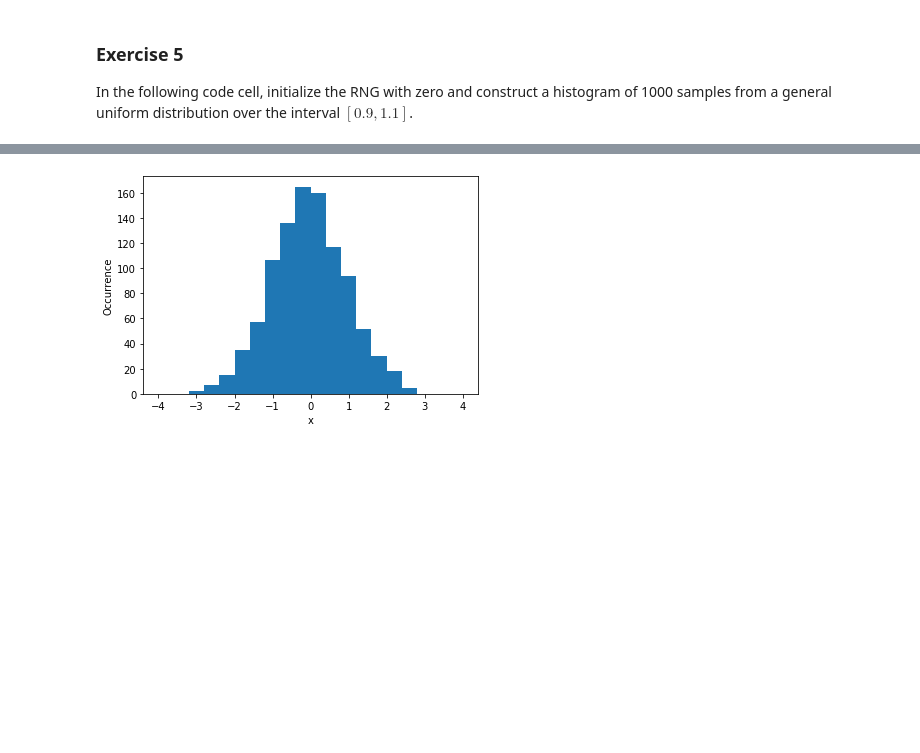
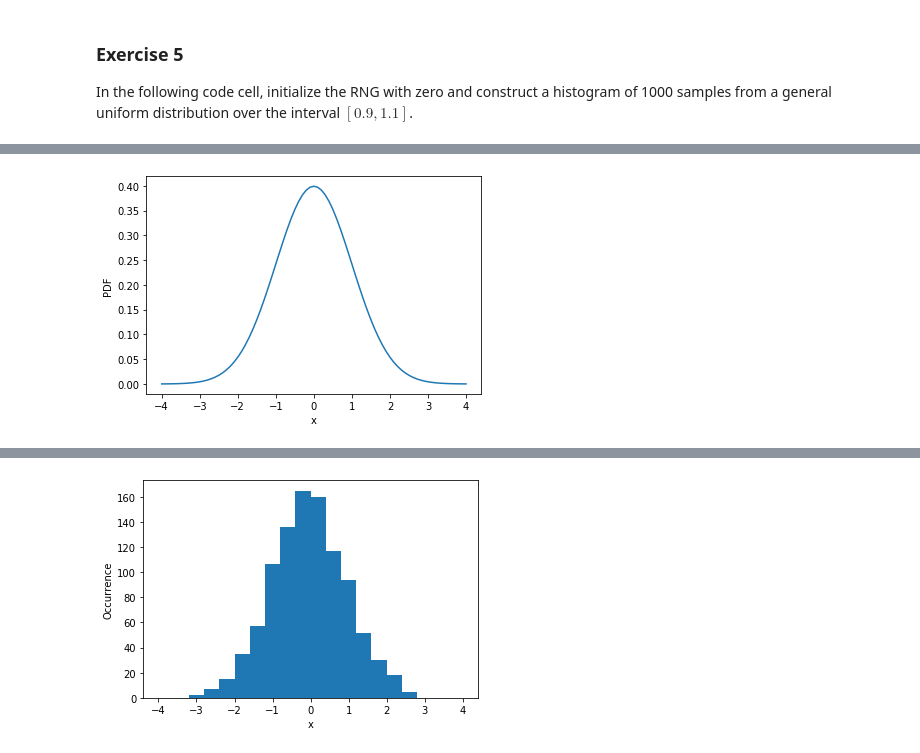
Before and after one commit to jsdodge/data-analysis-python, a Jupyter notebook: notebooks/2.0-Basic-statistics.ipynb, the cells around one changed output, grey strips where cells are left out. Drawn from its saved outputs; the diff is of its cells as text; code cells hidden in the pictures; blank space fills up the shorter version.

```diff
--- a/notebooks/2.0-Basic-statistics.ipynb
+++ b/notebooks/2.0-Basic-statistics.ipynb
@@ -291,0 +271,11 @@ where we use the change of variables $u = x/\sqrt{2}, \text{d}u = \text{d}x/\sqr
+# %%
+from scipy.stats import norm
+
+x = np.arange(-4.0,4.05,0.1)
+std_norm_pdf_alt = norm.pdf(x)
+
+plt.plot(x,std_norm_pdf_alt)
+plt.xlabel('x')
+plt.ylabel('PDF');
+# %% [output]
+[figure, added]
```
Also changed, not shown: parts of 34 cells of this notebook, 3 other files.
